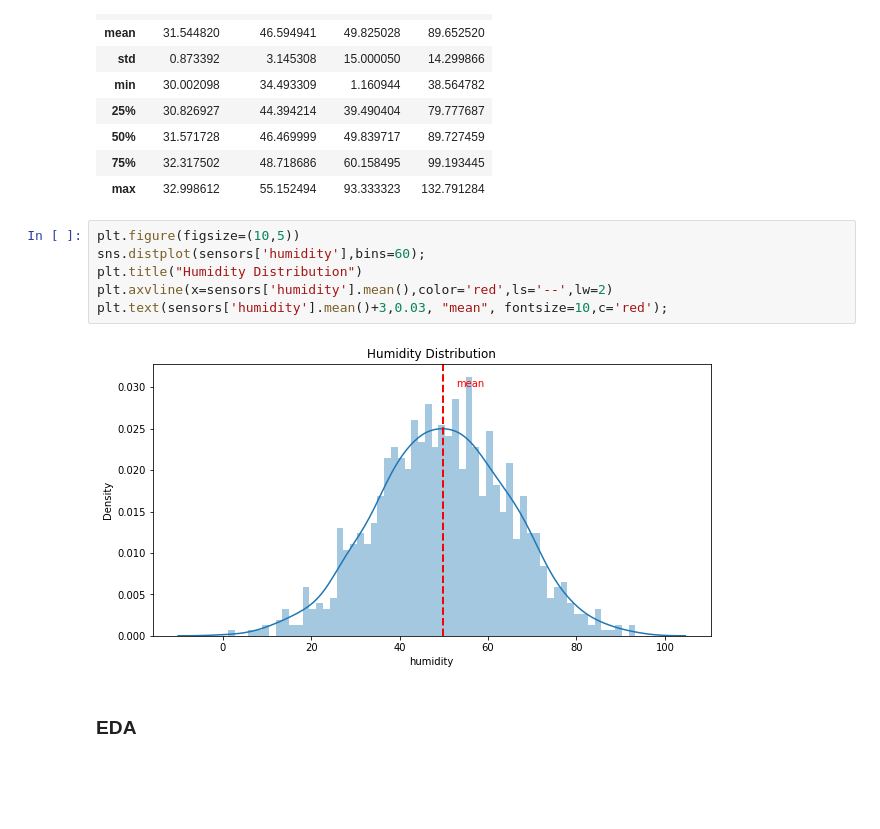
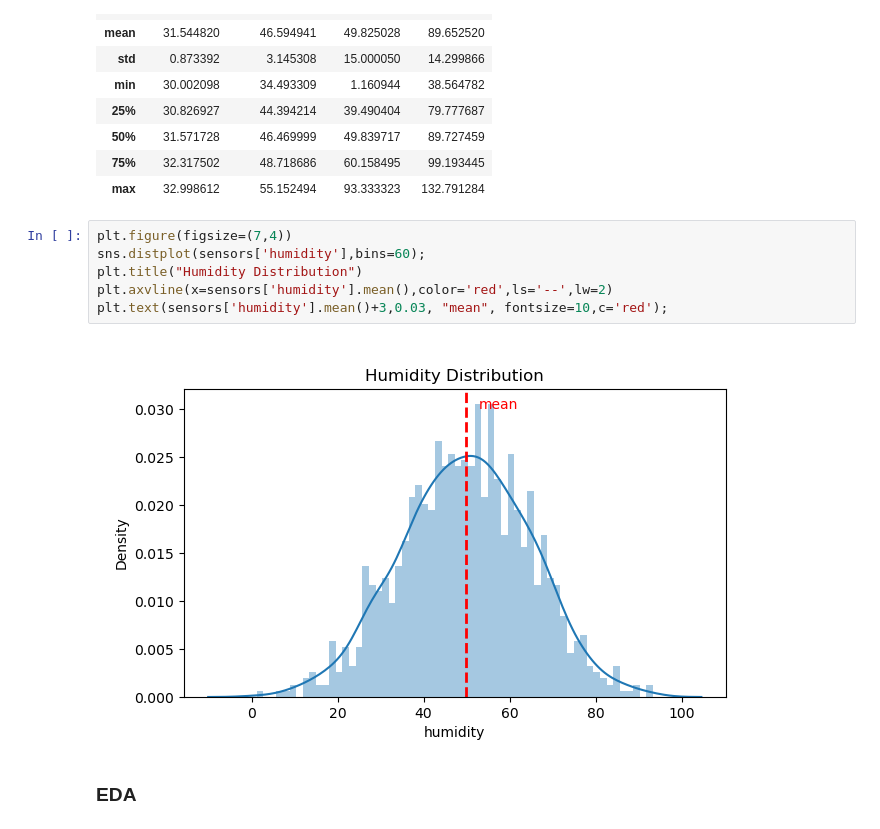
Before and after one commit to guyzsarun/rabbitmq-gpdb-poc, a Jupyter notebook: gpdb/madlib-demo.ipynb, the cells around one changed output. Drawn from its saved outputs; the diff is of its cells as text; blank space fills up the shorter version.

Commit message:
Chore: Dashboard (#7)
* Upload plots

* Fix sequence

* Fix conflicts

```diff
--- a/gpdb/madlib-demo.ipynb
+++ b/gpdb/madlib-demo.ipynb
@@ -102,13 +107,13 @@ sensors.describe()
 | 75% | 32.317502 | 48.718686 | 60.158495 | 99.193445 |
 | max | 32.998612 | 55.152494 | 93.333323 | 132.791284 |
 # %%
-plt.figure(figsize=(10,5))
+plt.figure(figsize=(7,4))
 sns.distplot(sensors['humidity'],bins=60);
 plt.title("Humidity Distribution")
 plt.axvline(x=sensors['humidity'].mean(),color='red',ls='--',lw=2)
 plt.text(sensors['humidity'].mean()+3,0.03, "mean", fontsize=10,c='red');
 # %% [output]
-[figure, old version]
+[figure, new version]
 # %% [markdown]
 ### EDA
 # %%
```
Also changed, not shown: parts of 19 cells of this notebook, 8 other files.
